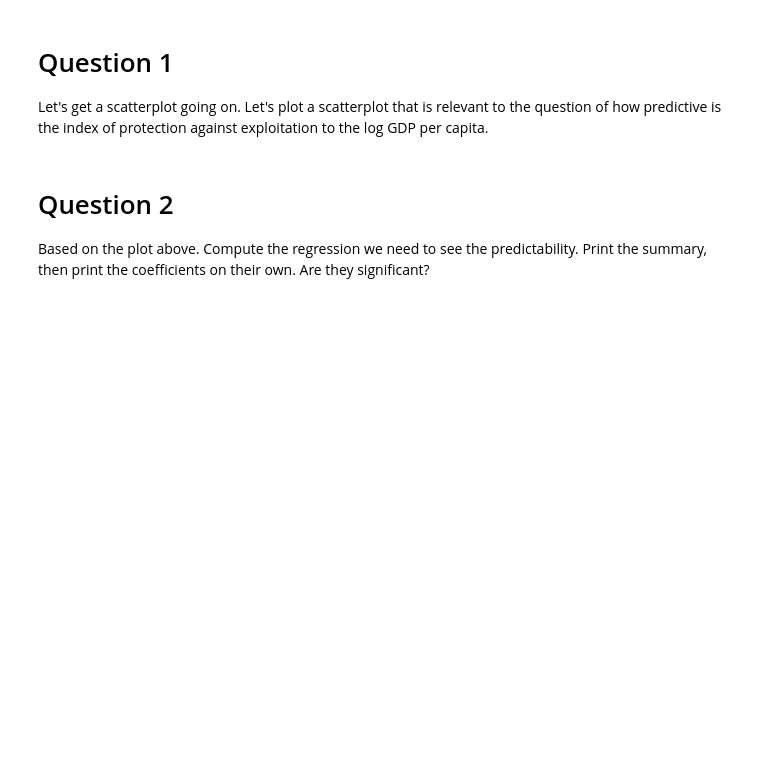
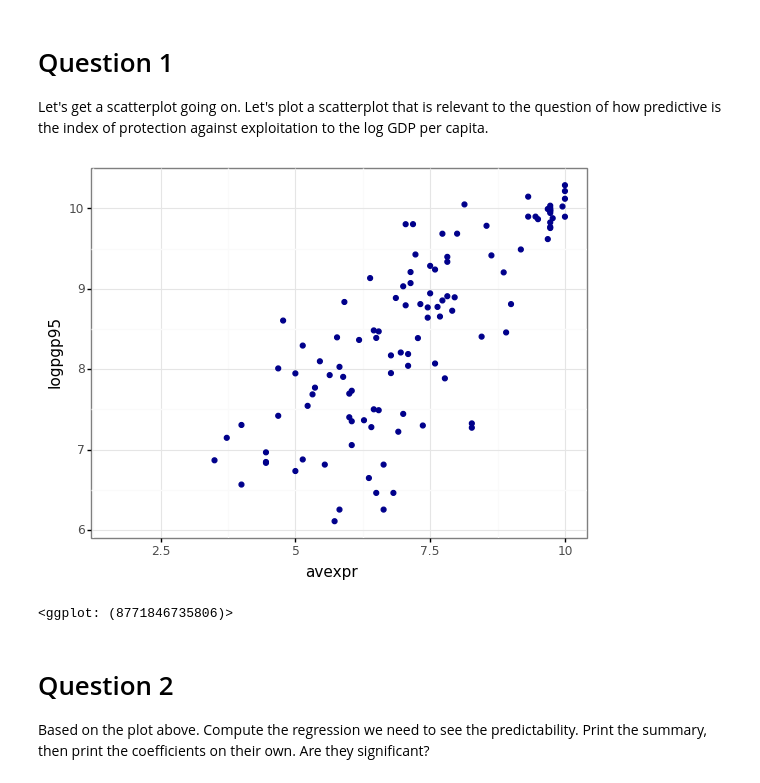
Before and after one commit to pcrespobootcamp/Spring2022, a Jupyter notebook: Class10b.ipynb, the cells around one changed output. Drawn from its saved outputs; the diff is of its cells as text; code cells hidden in the pictures; blank space fills up the shorter version.

```diff
--- a/Class10b.ipynb
+++ b/Class10b.ipynb
@@ -31,6 +31,13 @@ institutional differences are proxied by an index of protection against expropri
 # Question 1
 
 Let's get a scatterplot going on. Let's plot a scatterplot that is relevant to the question of how predictive is the index of protection against exploitation to the log GDP per capita.
+# %%
+(ggplot(data=df1, mapping=(aes(y='logpgp95', x='avexpr')))+
+geom_point(color='darkblue')+
+theme_bw())
+# %% [output]
+[figure, added]
+<ggplot: (8771846735806)>
 # %% [markdown]
 # Question 2
 
```
Also changed, not shown: parts of 7 cells of this notebook, 2 other files.
